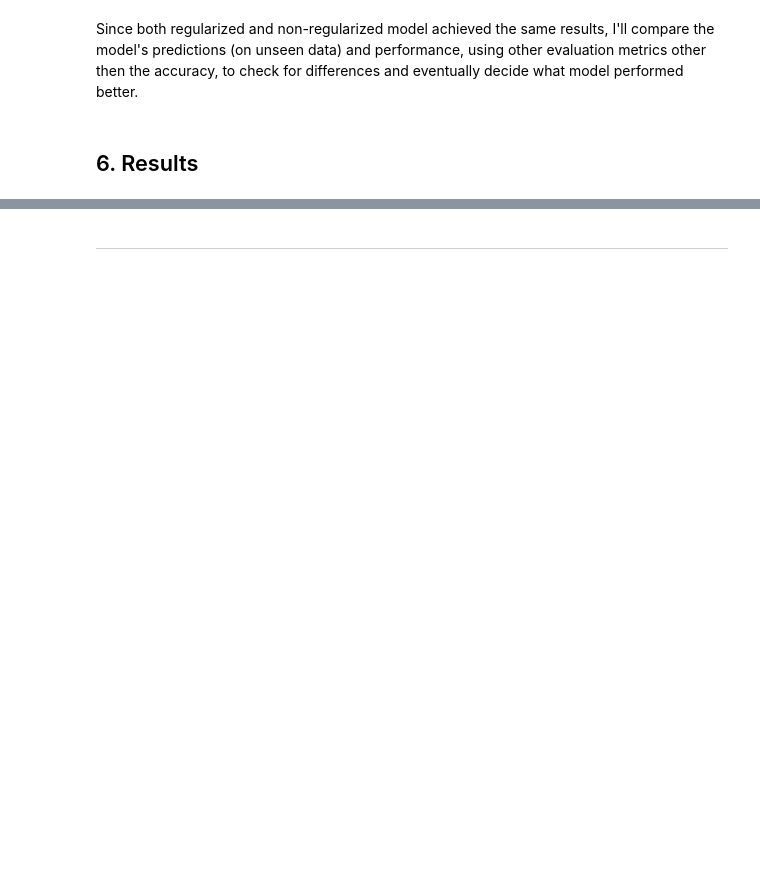
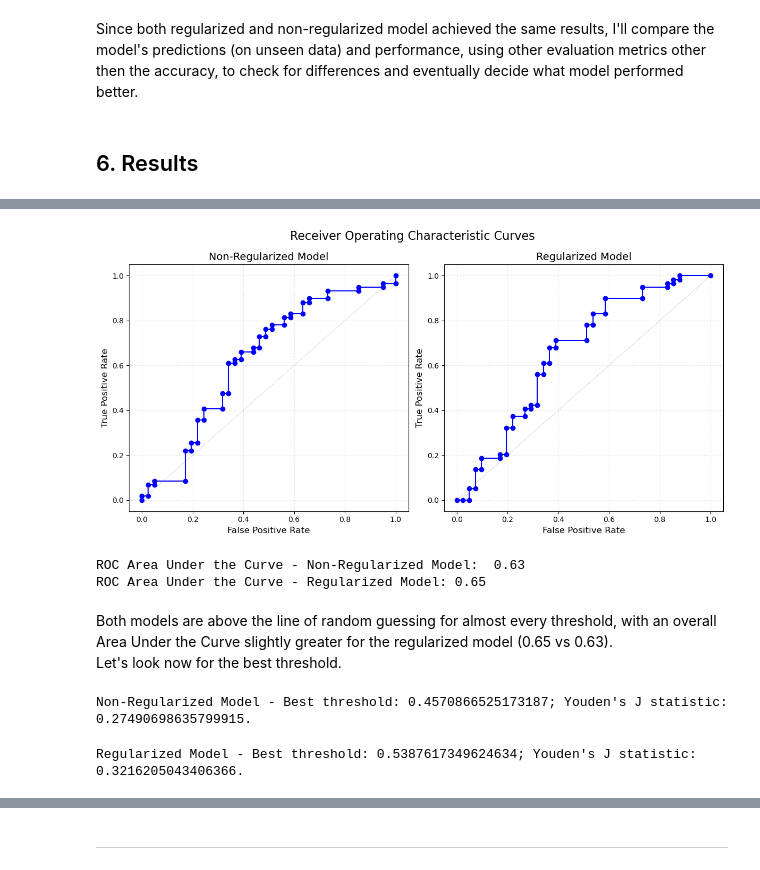
Before and after one commit to SebastianoDenegri/Targeted_Suicide_Intervention, a Jupyter notebook: Reddit_Users_Classification_part_5.ipynb, the cells around one changed output, grey strips where cells are left out. Drawn from its saved outputs; the diff is of its cells as text; code cells hidden in the pictures; blank space fills up the shorter version.

```diff
--- a/Reddit_Users_Classification_part_5.ipynb
+++ b/Reddit_Users_Classification_part_5.ipynb
@@ -361,0 +283,57 @@ ROC - Area Under the Curve:  1.0
+# %%
+# plot ROC curves curves for both models
+fpr, tpr, thresholds = roc_curve(y_test, ypred)
+reg_fpr, reg_tpr, reg_thresholds = roc_curve(y_test, reg_ypred)
+
+fig, ax_list = plt.subplots(1, 2, figsize=(12,6))
+ax1 = ax_list[0]
+ax1.plot(fpr, tpr, marker='o', color='blue')
+ax1.plot(np.linspace(0,1,100), np.linspace(0,1,100), color='gray', lw=0.2)
+ax1.set_title('Non-Regularized Model', fontsize=14)
+ax1.set_xlabel('False Positive Rate', fontsize=12)
+ax1.set_ylabel('True Positive Rate',fontsize=12)
+ax1.grid(True, ls= ':', linewidth=0.8, color='gainsboro')
+
+ax2 = ax_list[1]
+ax2.plot(reg_fpr, reg_tpr, marker='o', color='blue')
+ax2.plot(np.linspace(0,1,100), np.linspace(0,1,100), color='gray', lw=0.2)
+ax2.set_title('Regularized Model', fontsize=14)
+ax2.set_xlabel('False Positive Rate', fontsize=12)
+ax2.set_ylabel('True Positive Rate',fontsize=12)
+ax2.grid(True, ls= ':', linewidth=0.8, color='gainsboro')
+
+plt.suptitle('Receiver Operating Characteristic Curves', fontsize=16)
+plt.tight_layout()
+plt.show()
+# %% [output]
+[figure, added]
+# %%
+print('ROC Area Under the Curve - Non-Regularized Model: ', round(roc_auc_score(y_test, ypred),2))
+print('ROC Area Under the Curve - Regularized Model:', round(roc_auc_score(y_test, reg_ypred),2))
+# %% [output]
+ROC Area Under the Curve - Non-Regularized Model:  0.63
+ROC Area Under the Curve - Regularized Model: 0.65
+# %% [markdown]
+Both models are above the line of random guessing for almost every threshold, with an overall Area Under the Curve slightly greater for the regularized model (0.65 vs 0.63).
+Let's look now for the best threshold.
+# %%
+#non-regularized model
+j_stat = []
+for t in range(thresholds.shape[0]):
+    j_stat.append(tpr[t] - fpr[t])
+
+best_j_idx = j_stat.index(max(j_stat))
+print("Non-Regularized Model - Best threshold: {}; Youden's J statistic: {}.".format(thresholds[best_j_idx], max(j_stat)))
+# %% [output]
+Non-Regularized Model - Best threshold: 0.4570866525173187; Youden's J statistic: 0.27490698635799915.
+# %%
+#regularized model
+reg_j_stat = []
+for t in range(reg_thresholds.shape[0]):
+    reg_j_stat.append(reg_tpr[t] - reg_fpr[t])
+
+reg_best_j_idx = reg_j_stat.index(max(reg_j_stat))
+print("Regularized Model - Best threshold: {}; Youden's J statistic: {}.".format(reg_thresholds[reg_best_j_idx],
+                                                                                 max(reg_j_stat)))
+# %% [output]
+Regularized Model - Best threshold: 0.5387617349624634; Youden's J statistic: 0.3216205043406366.
```
Also changed, not shown: parts of 61 cells of this notebook, 1 other file.
